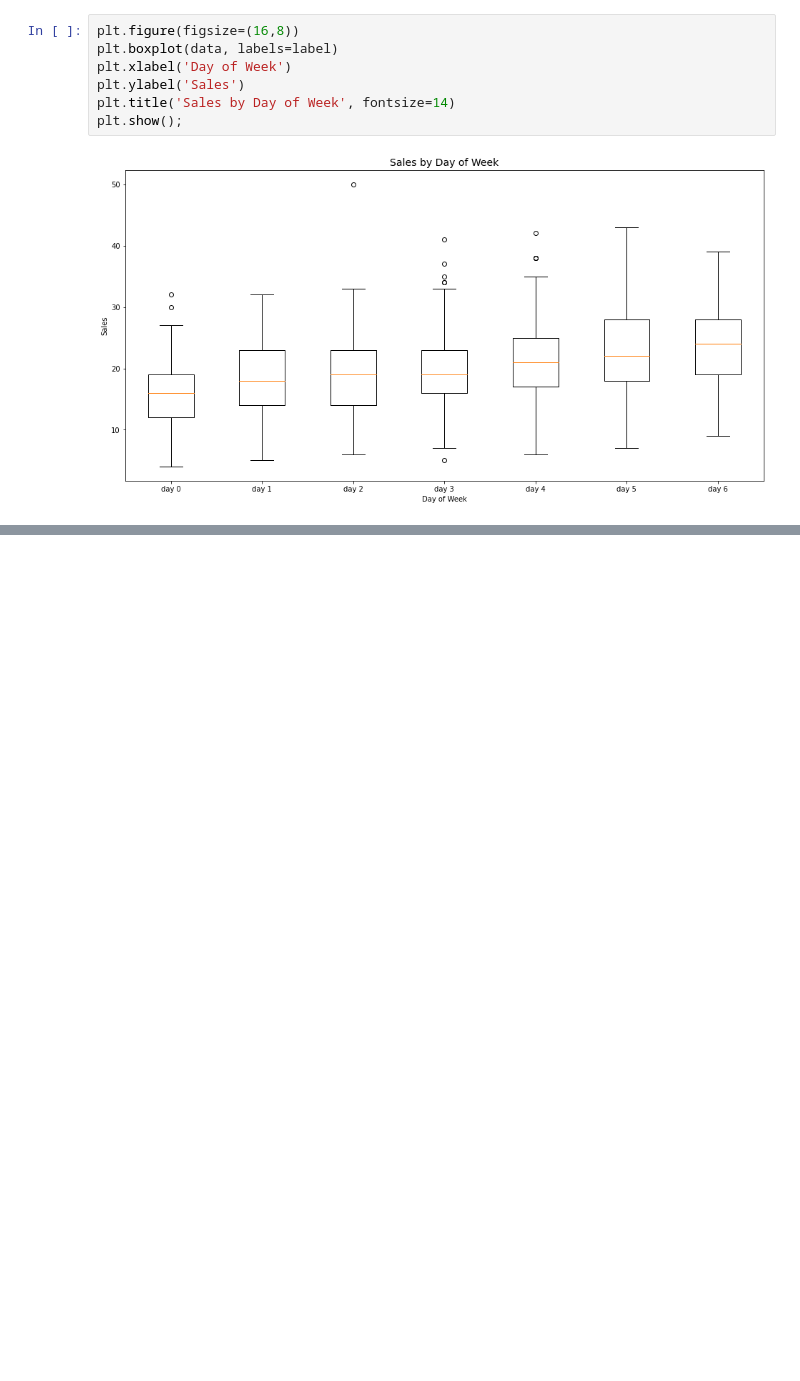
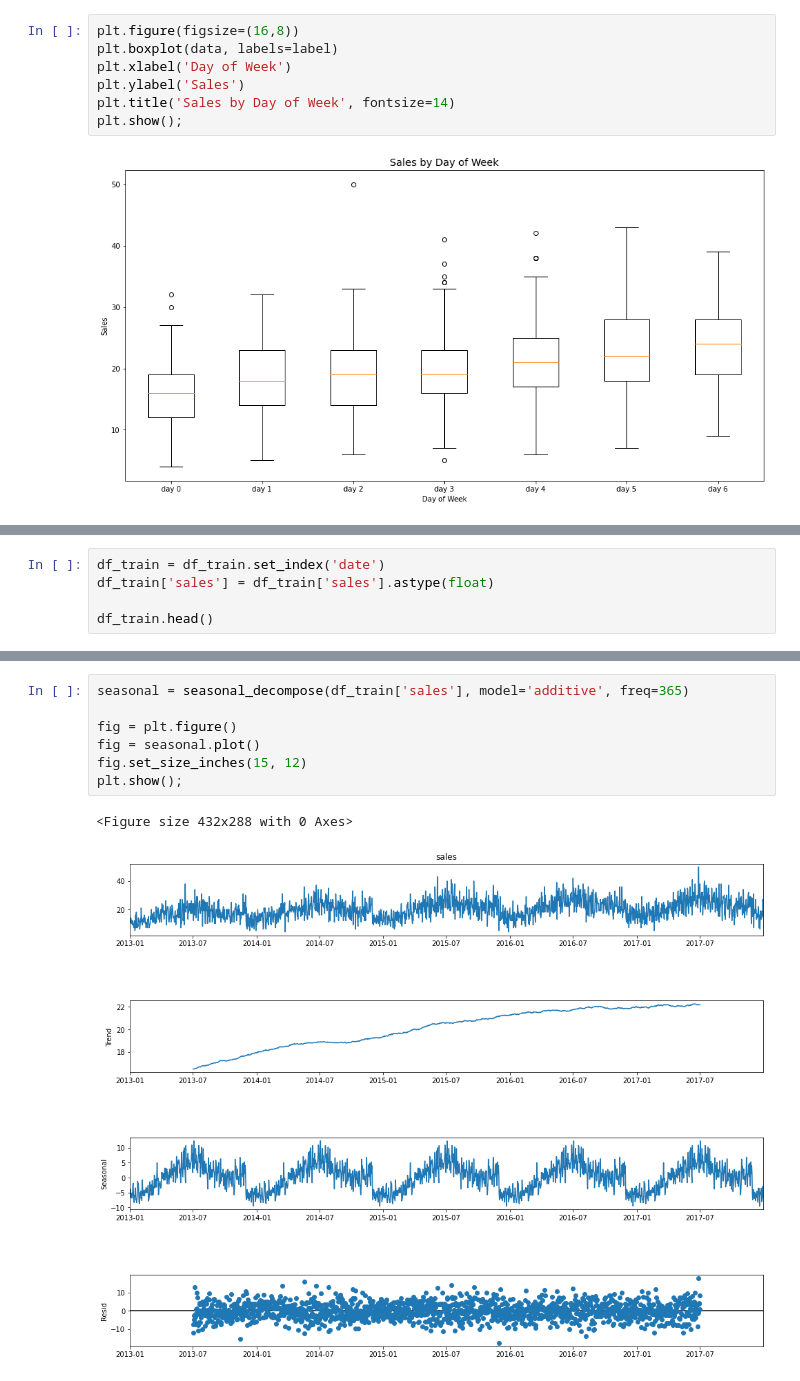
Before and after one commit to KaiFormosa/Sales_Demand_Forecast, a Jupyter notebook: Sales_Demand_Forecast.ipynb, the cells around one changed output, grey strips where cells are left out. Saved outputs shown, nothing was run; the diff lists cells and outputs as text; blank space fills up the shorter version.

```diff
--- a/Sales_Demand_Forecast.ipynb
+++ b/Sales_Demand_Forecast.ipynb
@@ -120,0 +124,5 @@ plt.show();
+# %%
+df_train = df_train.set_index('date')
+df_train['sales'] = df_train['sales'].astype(float)
+
+df_train.head()
@@ -120,0 +137,10 @@ plt.show();
+# %%
+seasonal = seasonal_decompose(df_train['sales'], model='additive', freq=365)
+
+fig = plt.figure()
+fig = seasonal.plot()
+fig.set_size_inches(15, 12)
+plt.show();
+# %% [output]
+<Figure size 432x288 with 0 Axes>
+[figure, added]
```
Also changed, not shown: parts of 15 cells of this notebook.
